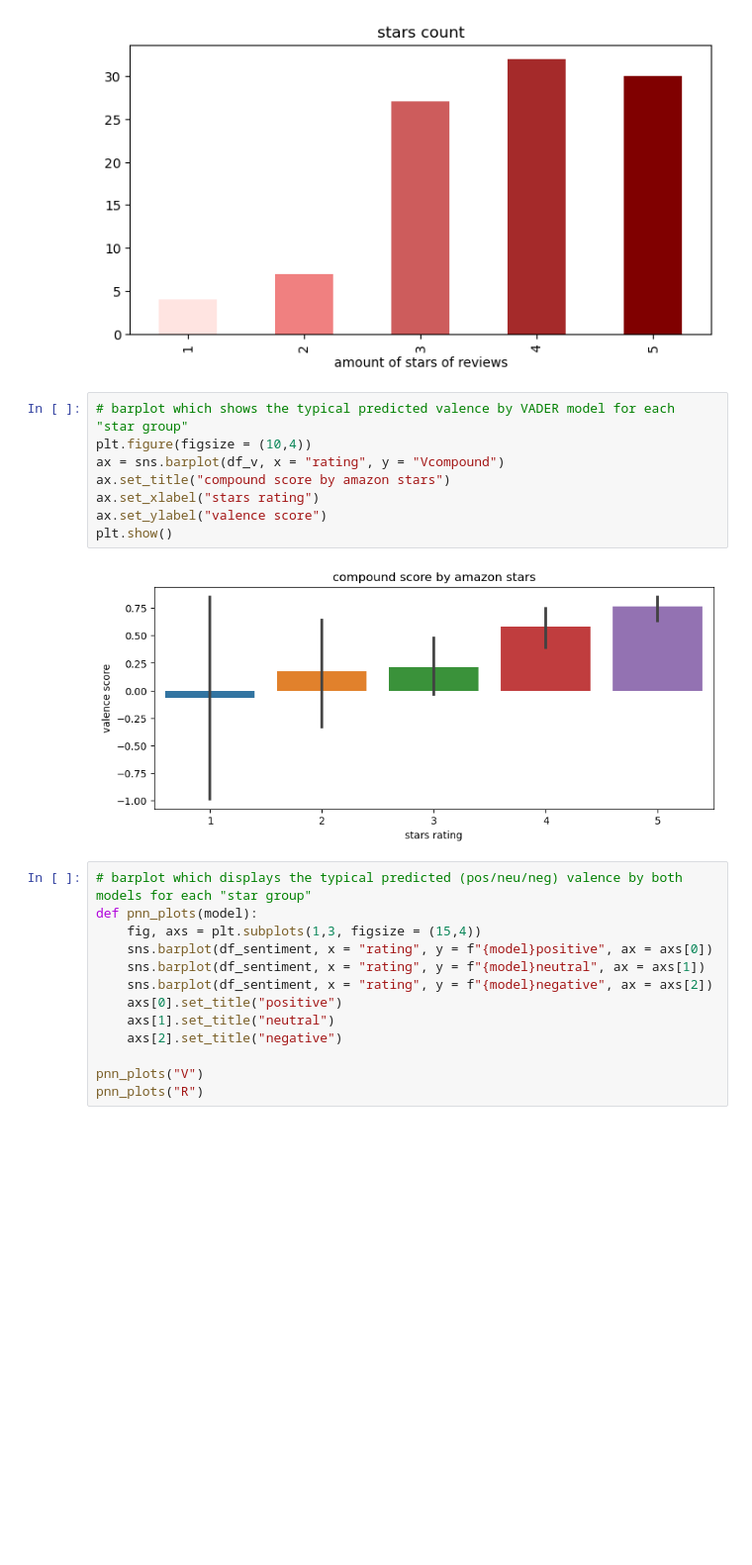
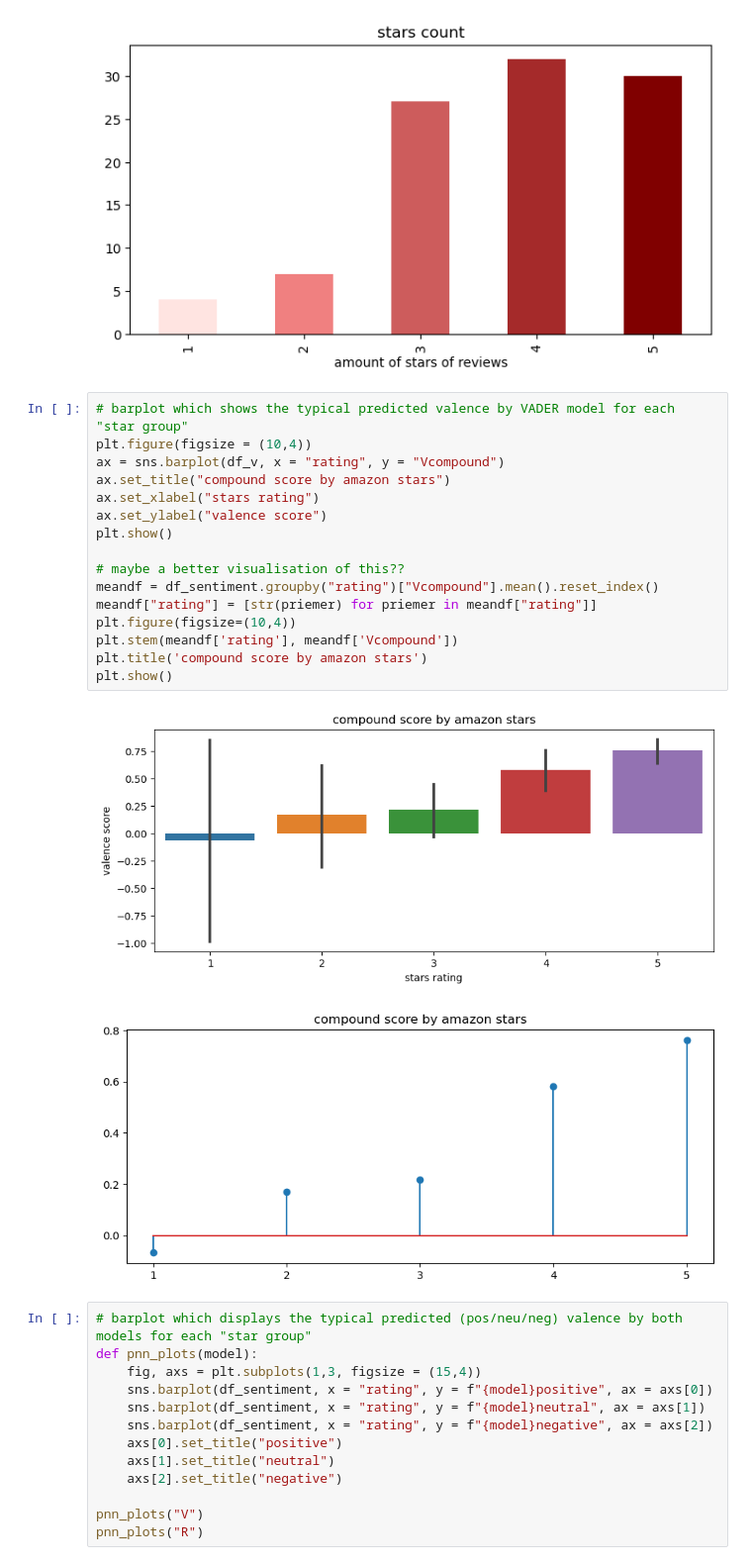
Before and after one commit to mariannazapo/projectDPIP, a Jupyter notebook: sentimentanalysis.ipynb, the cells around one changed output. Shown at 99% size. Drawn from its saved outputs; the diff is of its cells as text; blank space fills up the shorter version.

```diff
--- a/sentimentanalysis.ipynb
+++ b/sentimentanalysis.ipynb
@@ -249,13 +254,22 @@ plt.show()
 # %%
 # barplot which shows the typical predicted valence by VADER model for each "star group"
 plt.figure(figsize = (10,4))
 ax = sns.barplot(df_v, x = "rating", y = "Vcompound")
 ax.set_title("compound score by amazon stars")
 ax.set_xlabel("stars rating")
 ax.set_ylabel("valence score")
 plt.show()
+
+# maybe a better visualisation of this??
+meandf = df_sentiment.groupby("rating")["Vcompound"].mean().reset_index()
+meandf["rating"] = [str(priemer) for priemer in meandf["rating"]]
+plt.figure(figsize=(10,4))
+plt.stem(meandf['rating'], meandf['Vcompound'])
+plt.title('compound score by amazon stars')
+plt.show()
 # %% [output]
 [figure]
+[figure, added]
 # %%
 # barplot which displays the typical predicted (pos/neu/neg) valence by both models for each "star group"
 def pnn_plots(model):
```
Also changed, not shown: parts of 4 cells of this notebook, 1 other file.
